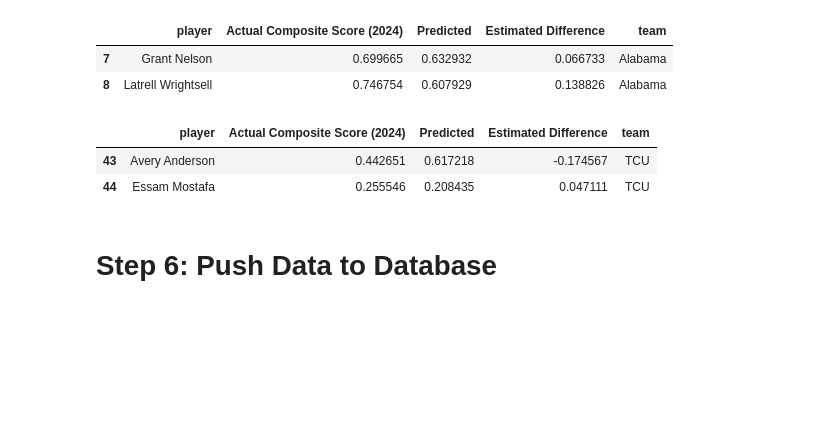
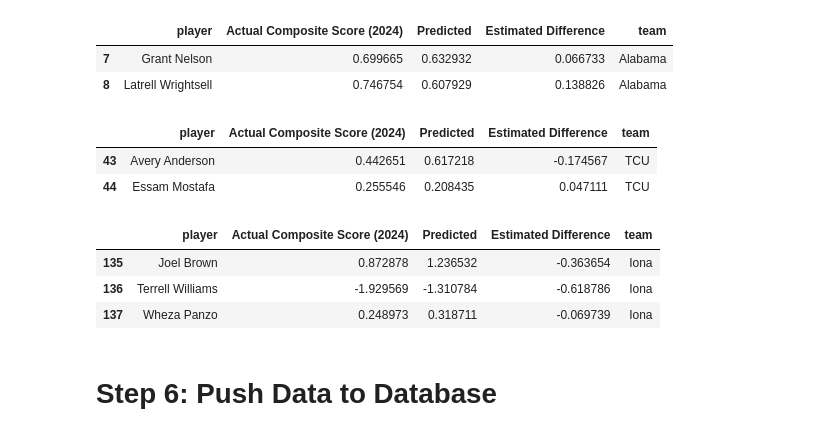
Before and after one commit to qadabie/NCAAB_TransferPortal, a Jupyter notebook: pd_fe/ensemble_transfer_model.ipynb, the cells around one changed output. Saved outputs shown, nothing was run; the diff lists cells and outputs as text; code cells hidden in the pictures; blank space fills up the shorter version.

```diff
--- a/pd_fe/ensemble_transfer_model.ipynb
+++ b/pd_fe/ensemble_transfer_model.ipynb
@@ -219,6 +217,13 @@ player_team_2024[player_team_2024['team'] == 'TCU']
 |  | player | Actual Composite Score (2024) | Predicted | Estimated Difference | team |
 | 43 | Avery Anderson | 0.442651 | 0.617218 | -0.174567 | TCU |
 | 44 | Essam Mostafa | 0.255546 | 0.208435 | 0.047111 | TCU |
+# %%
+player_team_2024[player_team_2024['team'] == 'Iona']
+# %% [output]
+|  | player | Actual Composite Score (2024) | Predicted | Estimated Difference | team |
+| 135 | Joel Brown | 0.872878 | 1.236532 | -0.363654 | Iona |
+| 136 | Terrell Williams | -1.929569 | -1.310784 | -0.618786 | Iona |
+| 137 | Wheza Panzo | 0.248973 | 0.318711 | -0.069739 | Iona |
 # %%
 # Change the name to any player for a radar plot of the top 10 features
 
```
Also changed, not shown: parts of 4 cells of this notebook.
